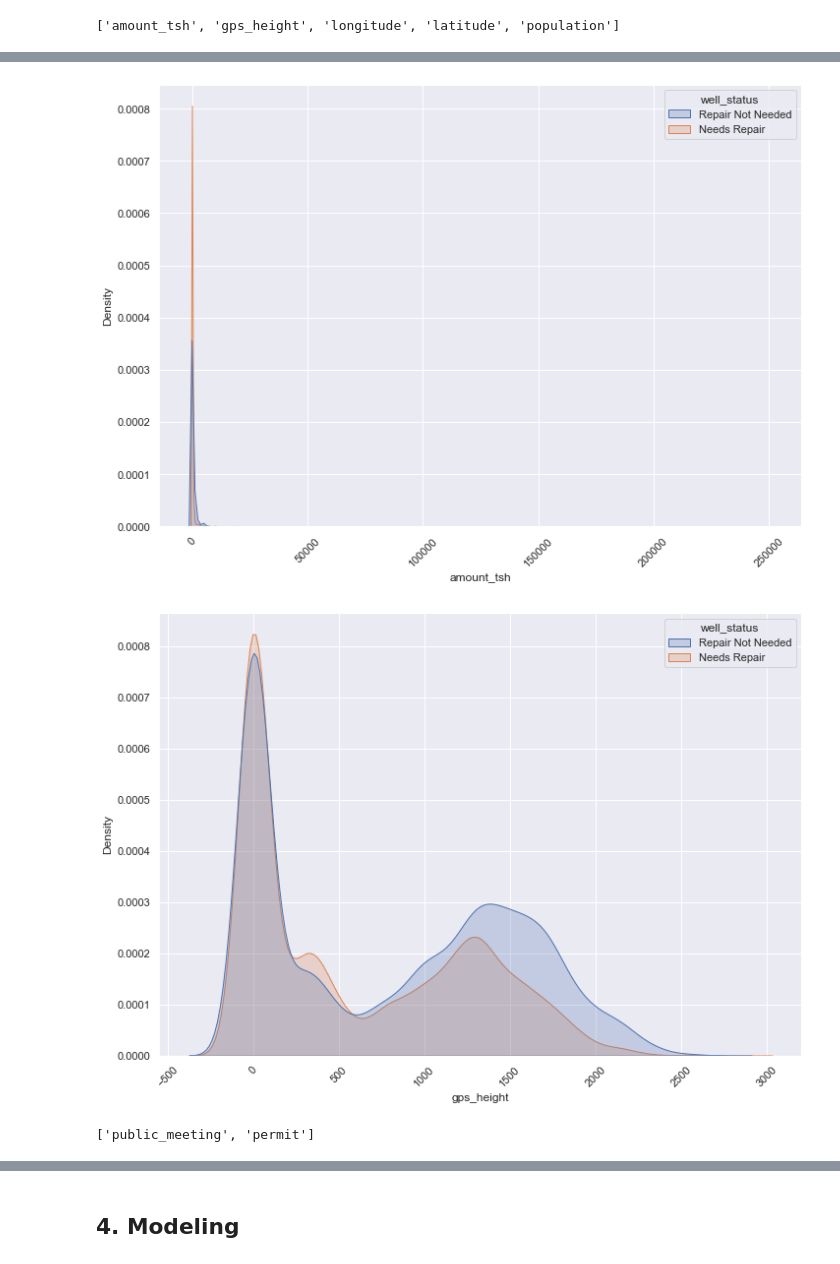
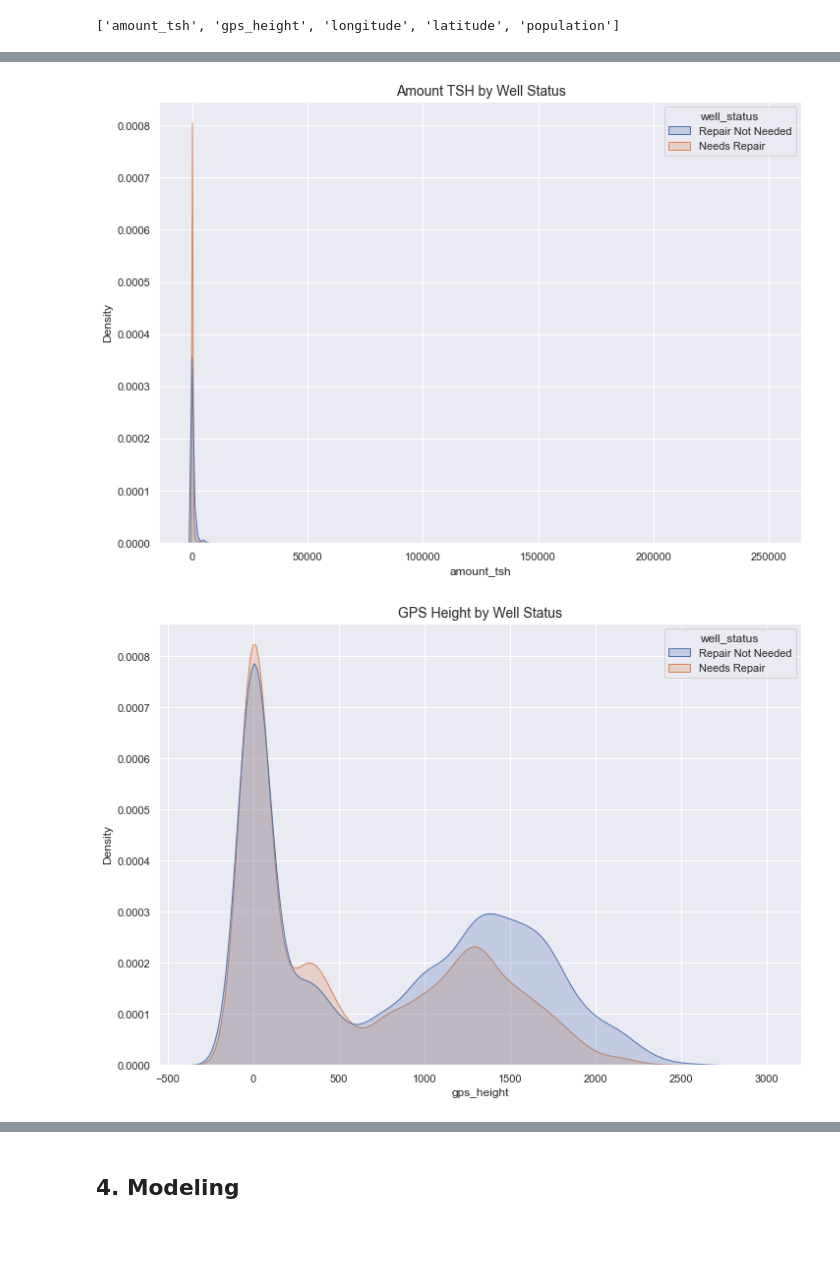
Before and after one commit to ckucewicz/Water_well_classification, a Jupyter notebook: Notebook.ipynb, the cells around one changed output, grey strips where cells are left out. Drawn from its saved outputs; the diff is of its cells as text; code cells hidden in the pictures; blank space fills up the shorter version.

```diff
--- a/Notebook.ipynb
+++ b/Notebook.ipynb
@@ -1022,19 +1062,16 @@ ax.tick_params(axis='x', rotation=45);
 # %%
 fig, ax = plt.subplots()
 sns.kdeplot(data = data, x = 'amount_tsh', hue = 'well_status', fill = True)
-ax.tick_params(axis='x', rotation=45);
+ax.tick_params(axis='x')
+ax.set_title('Amount TSH by Well Status', fontsize=14);
 # %% [output]
-[figure, old version]
+[figure, new version]
 # %%
 fig, ax = plt.subplots()
 sns.kdeplot(data = data, x = 'gps_height', hue = 'well_status', fill = True)
-ax.tick_params(axis='x', rotation=45);
+ax.tick_params(axis='x')
+ax.set_title('GPS Height by Well Status', fontsize=14);
 # %% [output]
-[figure, old version]
+[figure, new version]
-# %%
-bool_columns =  data[['public_meeting', 'permit']].columns.tolist()
-bool_columns
-# %% [output]
-['public_meeting', 'permit']
 # %%
 fig, ax = plt.subplots()
```
Also changed, not shown: parts of 21 cells of this notebook.
